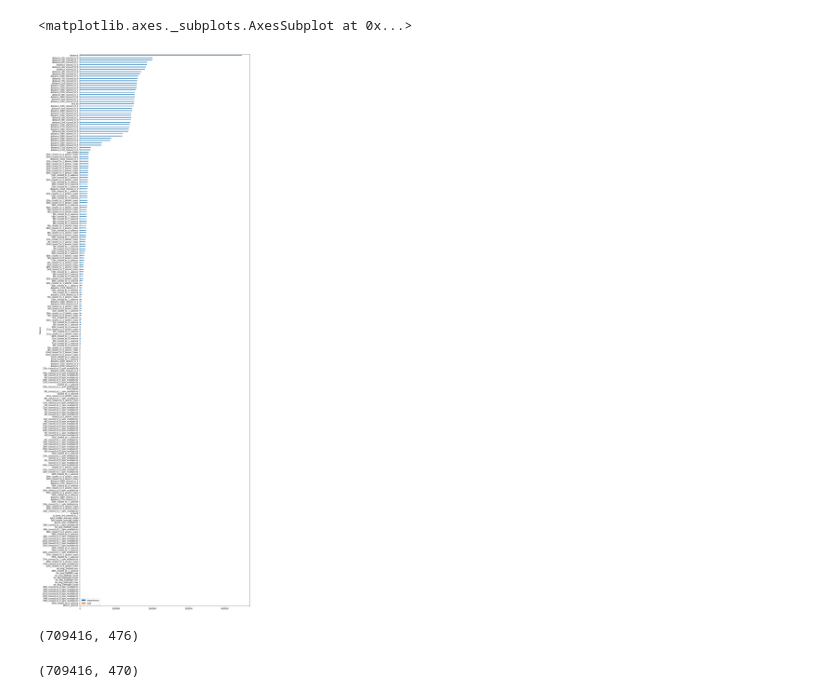
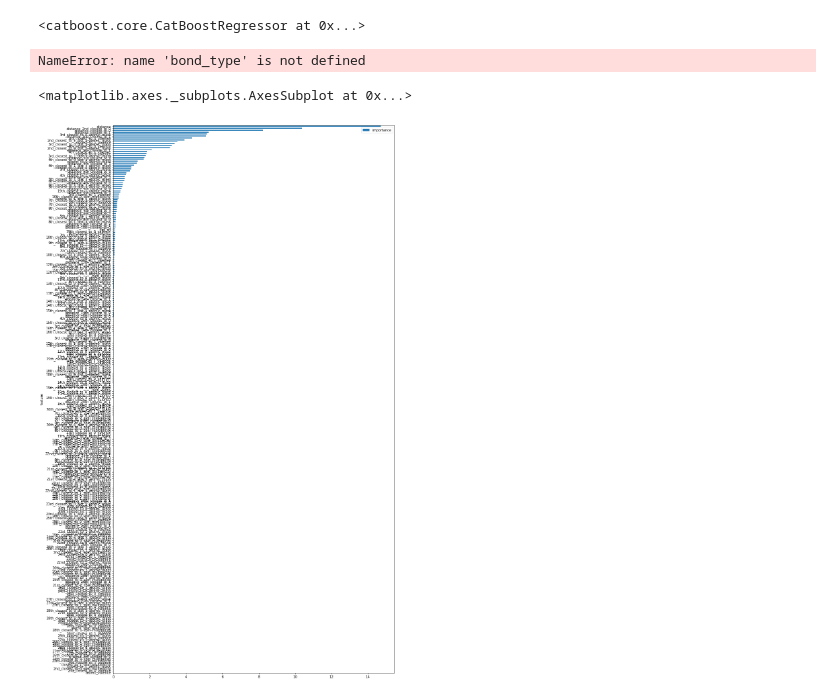
Before and after one commit to RobMulla/kaggle-champs-2019, a Jupyter notebook: notebooks/Untitled.ipynb, the cells around one changed output. Saved outputs shown, nothing was run; the diff lists cells and outputs as text; code cells hidden in the pictures.

Commit message:
more models

```diff
--- a/notebooks/Untitled.ipynb
+++ b/notebooks/Untitled.ipynb
@@ -6,5 +3,22 @@ f2 = pd.read_csv('../temp/temp1of8_M026_0629_1637_fi_lgb_2folds_500000iter_0.1lr
+# %%
+reg = catboost.CatBoostRegressor()
+# %%
+reg.load_model('../models/M032-0703_2133-2JHH-3.model')
+# %% [output]
+<catboost.core.CatBoostRegressor at 0x...>
+# %%
+import pandas as pd
+fold_importance = pd.DataFrame()
+fold_importance["feature"] = reg.feature_names_
+fold_importance["importance"] = reg.get_feature_importance()
+fold_importance["type"] = bond_type
+fold_importance["fold"] = fold_n + 1
+feature_importance = pd.concat(
+    [feature_importance, fold_importance], axis=0)
+# %% [output]
+NameError: name 'bond_type' is not defined
 # %%
-f1.sort_values('importance').set_index('feature').plot(kind='barh', figsize=(15,50))
+fold_importance.set_index('feature').sort_values('importance', ascending=True).plot(kind='barh', figsize=(15, 30))
 # %% [output]
 <matplotlib.axes._subplots.AxesSubplot at 0x...>
-[figure, old version]
+[figure, new version]
@@ -15,8 +24,0 @@ tr = pd.read_parquet('../data/FE010-train-3JHC.parquet')
-# %%
-tr.shape
-# %% [output]
-(709416, 476)
-# %%
-tr.dropna(how='all', axis=1).shape
-# %% [output]
-(709416, 470)
```
Also changed, not shown: parts of 7 cells of this notebook, 21 other files.
